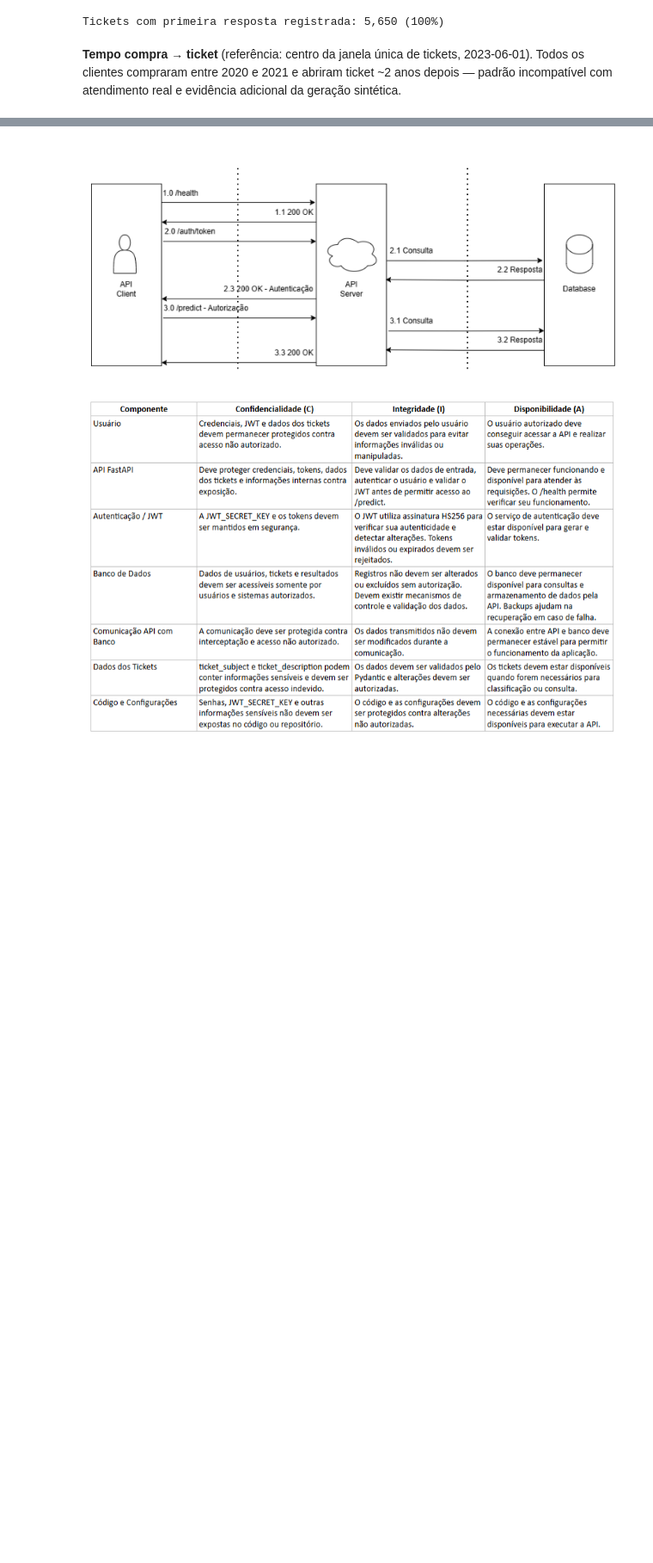
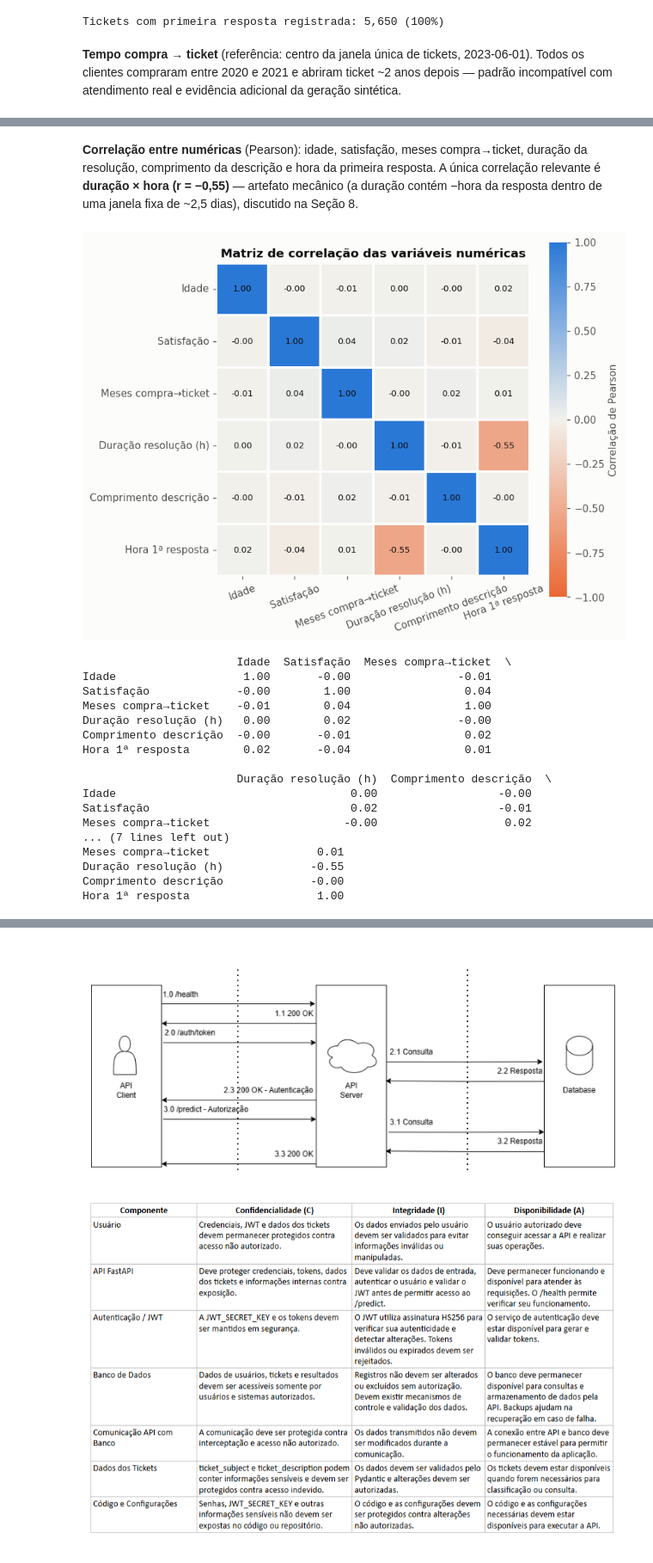
Before and after one commit to renefranciscofs/diego_rene_yuri_william, a Jupyter notebook: eda/eda.ipynb, the cells around one changed output, grey strips where cells are left out. Shown at 86% size. Cells and saved outputs as stored; diff of their text form; code cells hidden in the pictures; blank space fills up the shorter version.

```diff
--- a/eda/eda.ipynb
+++ b/eda/eda.ipynb
@@ -605,0 +724,62 @@ Tempo compra→ticket: min 17 | mediana 29 | max 41 meses
+# %% [markdown]
+**Correlação entre numéricas** (Pearson): idade, satisfação, meses compra→ticket, duração da
+resolução, comprimento da descrição e hora da primeira resposta. A única correlação relevante é
+**duração × hora (r = −0,55)** — artefato mecânico (a duração contém −hora da resposta dentro de
+uma janela fixa de ~2,5 dias), discutido na Seção 8.
+# %%
+from matplotlib.colors import LinearSegmentedColormap
+
+num_cols = {
+    "Idade": clean["Customer Age"],
+    "Satisfação": clean["Customer Satisfaction Rating"],
+    "Meses compra→ticket": clean["Purchase_to_Ticket_Months"],
+    "Duração resolução (h)": clean["Resolution_Duration_Hours"],
+    "Comprimento descrição": clean["Desc_Len"],
+    "Hora 1ª resposta": clean["Hour_of_First_Response"],
+}
+corr = pd.DataFrame(num_cols).corr()
+
+# Divergente: dois hues + ponto neutro, para valores −1..+1
+div_cmap = LinearSegmentedColormap.from_list("div", ["#eb6834", "#f2f1ec", "#2a78d6"])
+
+fig, ax = plt.subplots(figsize=(7.6, 6.2))
+sns.heatmap(
+    corr,
+    annot=True,
+    fmt=".2f",
+    cmap=div_cmap,
+    vmin=-1,
+    vmax=1,
+    cbar_kws={"label": "Correlação de Pearson"},
+    annot_kws={"color": INK, "fontsize": 8.5},
+    linewidths=1.5,
+    linecolor=SURFACE,
+    square=True,
+    ax=ax,
+)
+ax.set_title("Matriz de correlação das variáveis numéricas")
+ax.tick_params(axis="x", labelrotation=20)
+ax.tick_params(axis="y", labelrotation=0)
+plt.tight_layout()
+plt.show()
+
+print(corr.round(2))
+# %% [output]
+[figure, added]
+                       Idade  Satisfação  Meses compra→ticket  \
+Idade                   1.00       -0.00                -0.01
+Satisfação             -0.00        1.00                 0.04
+Meses compra→ticket    -0.01        0.04                 1.00
+Duração resolução (h)   0.00        0.02                -0.00
+Comprimento descrição  -0.00       -0.01                 0.02
+Hora 1ª resposta        0.02       -0.04                 0.01
+
+                       Duração resolução (h)  Comprimento descrição  \
+Idade                                   0.00                  -0.00
+Satisfação                              0.02                  -0.01
+Meses compra→ticket                    -0.00                   0.02
+... (7 lines left out)
+Meses compra→ticket                0.01
+Duração resolução (h)             -0.55
+Comprimento descrição             -0.00
+Hora 1ª resposta                   1.00
```
Also changed, not shown: parts of 40 cells of this notebook, 3 other files.
